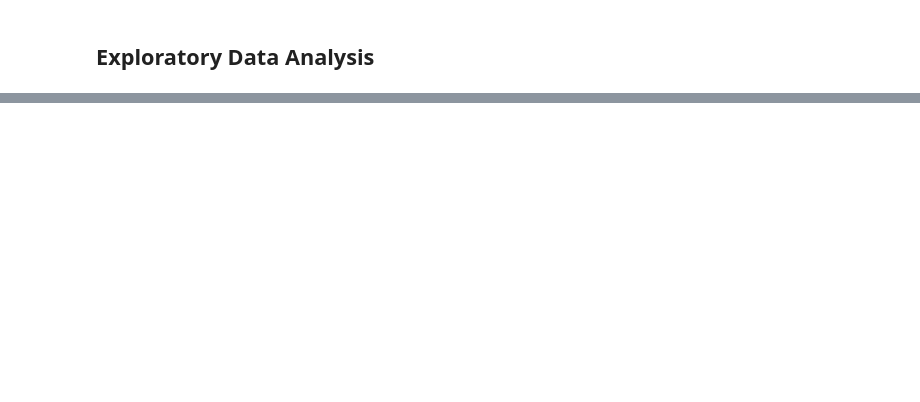
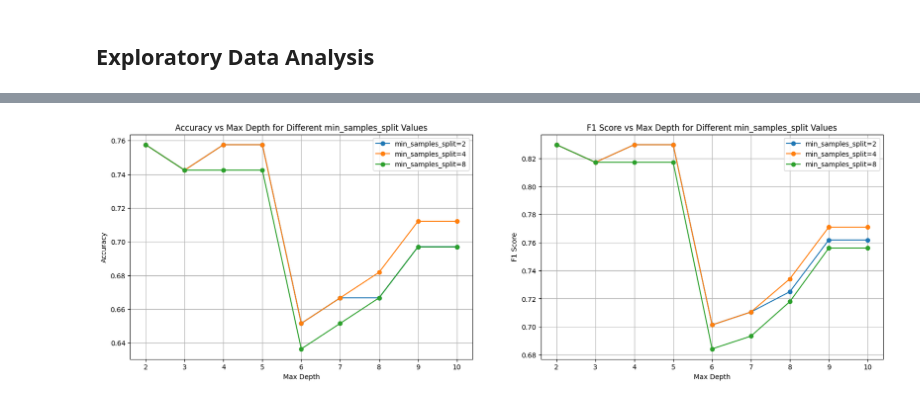
Before and after one commit to PS-41/Machine-Learning-Assignment2-Tree-based-Models, a Jupyter notebook: models/Prakhar_Suryavansh_HW2.ipynb, the cells around one changed output, grey strips where cells are left out. Drawn from its saved outputs; the diff is of its cells as text; code cells hidden in the pictures; blank space fills up the shorter version.

```diff
--- a/models/Prakhar_Suryavansh_HW2.ipynb
+++ b/models/Prakhar_Suryavansh_HW2.ipynb
@@ -226,0 +620,5 @@ plt.show()
+# %%
+# Calculate class weights
+unique_classes, class_counts = np.unique(y_train, return_counts=True)
+total_samples = len(y_train)
+class_weights = {cls: total_samples / (len(unique_classes) * count) for cls, count in zip(unique_classes, class_counts)}
@@ -226,0 +654,47 @@ plt.show()
+# %%
+max_depths = np.arange(2, 11)  # Testing max_depth from 2 to 10
+min_samples_splits = [2, 4, 8]  # Testing different min_samples_split
+
+# Store accuracies and F1 scores for each combination
+accuracies = {min_samples_split: [] for min_samples_split in min_samples_splits}
+f1_scores = {min_samples_split: [] for min_samples_split in min_samples_splits}
+
+for min_samples_split in min_samples_splits:
+    for max_depth in max_depths:
+        model = ClassificationTree(max_depth=max_depth,
+                                   min_samples_split=min_samples_split,
+                                   min_samples_leaf=1,
+                                   class_weights=class_weights)
+        model.fit(X_train, y_train)
+        predicted = model.predict(X_valid)
+        accuracy = metrics.accuracy(y_true=y_valid, y_pred=predicted)
+        accuracies[min_samples_split].append(accuracy)
+        f1 = metrics.f1_score(y_true=y_valid, y_pred=predicted)
+        f1_scores[min_samples_split].append(f1)
+
+# Plotting the results
+fig, axes = plt.subplots(1, 2, figsize=(20, 6))
+
+# Plotting Accuracy vs Max Depth
+for min_samples_split, acc in accuracies.items():
+    axes[0].plot(max_depths, acc, marker='o', label=f'min_samples_split={min_samples_split}')
+axes[0].set_title('Accuracy vs Max Depth for Different min_samples_split Values')
+axes[0].set_xlabel('Max Depth')
+axes[0].set_ylabel('Accuracy')
+axes[0].set_xticks(max_depths)
+axes[0].legend()
+axes[0].grid()
+
+# Plotting F1 Score vs Max Depth
+for min_samples_split, f1 in f1_scores.items():
+    axes[1].plot(max_depths, f1, marker='o', label=f'min_samples_split={min_samples_split}')
+axes[1].set_title('F1 Score vs Max Depth for Different min_samples_split Values')
+axes[1].set_xlabel('Max Depth')
+axes[1].set_ylabel('F1 Score')
+axes[1].set_xticks(max_depths)
+axes[1].legend()
+axes[1].grid()
+
+plt.show()
+# %% [output]
+[figure, added]
```
Also changed, not shown: parts of 61 cells of this notebook, 2 other files.
